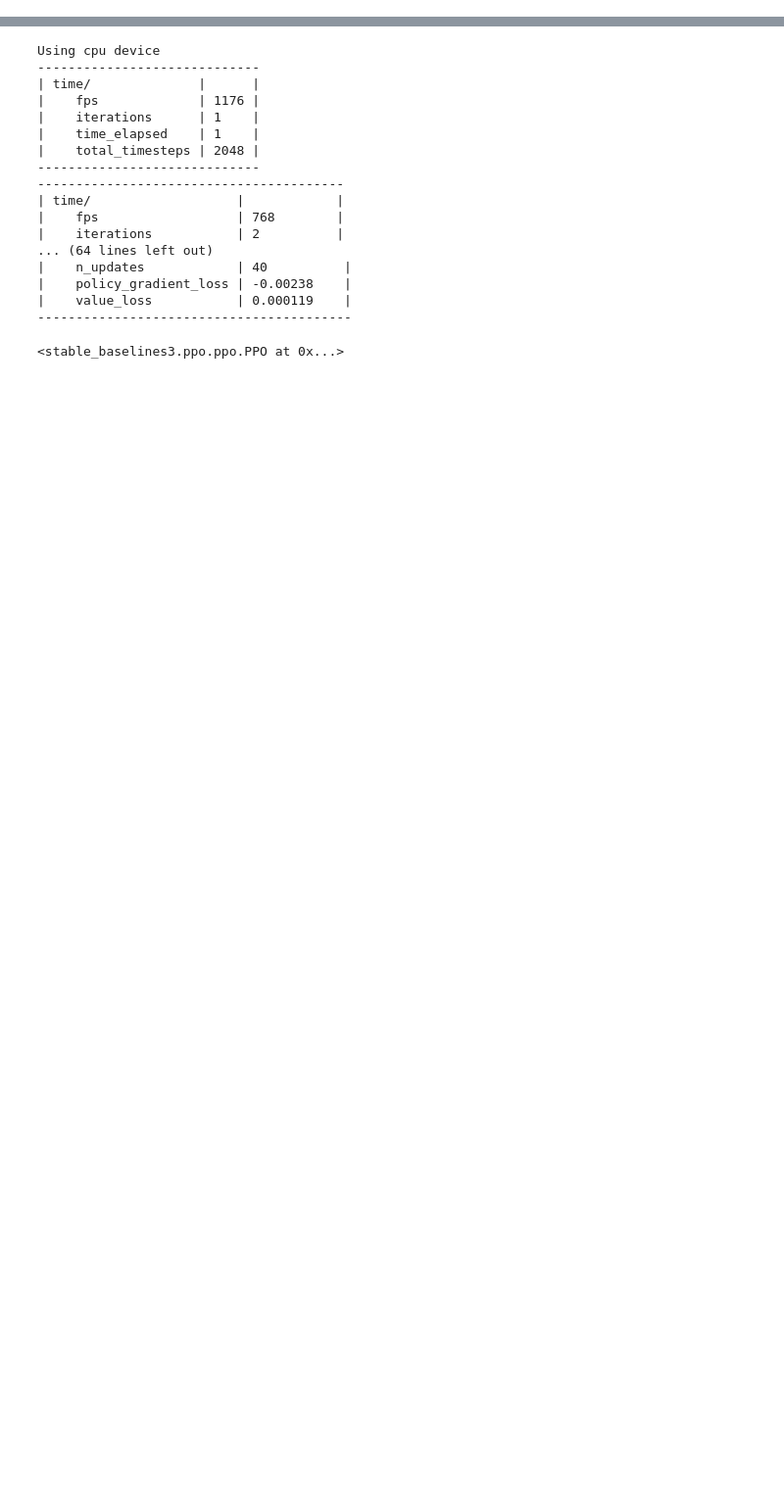
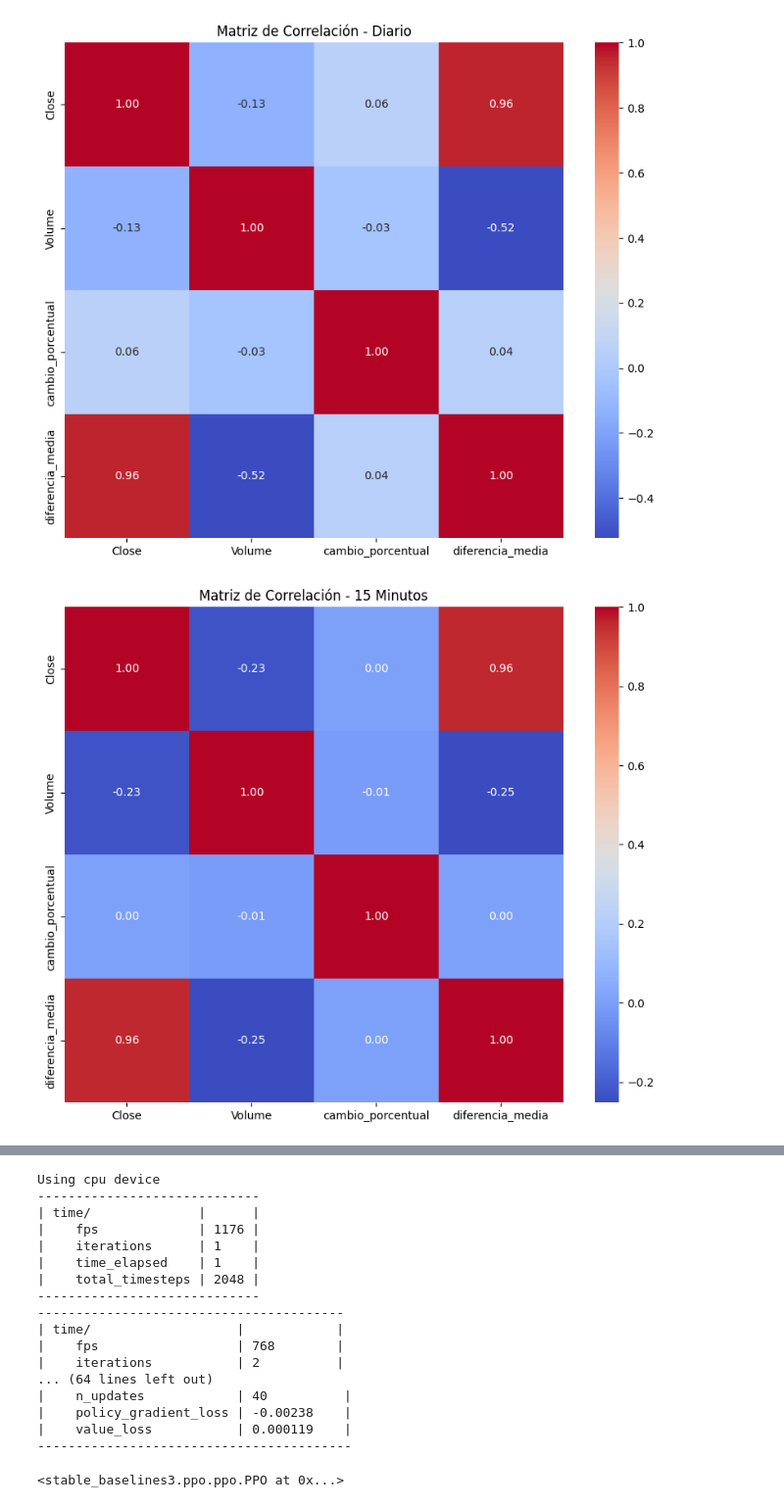
Before and after one commit to Ogro1984/Deep-Reinforcement-Learning, a Jupyter notebook: mainjup.ipynb, the cells around one changed output, grey strips where cells are left out. Shown at 98% size. Cells and saved outputs as stored; diff of their text form; code cells hidden in the pictures; blank space fills up the shorter version.

```diff
--- a/mainjup.ipynb
+++ b/mainjup.ipynb
@@ -27,10 +10,0 @@ data.head()
-# %%
-# Load Apple stock data
-df = pd.read_csv('AAPL_hourly.csv')
-# Drop the 'data' column
-df = df.drop(columns=['Price'])
-
-# Delete the first two rows
-df = df.iloc[2:].reset_index(drop=True)
-
-df.head()
@@ -53,0 +876,20 @@ df.head()
+# %%
+df_15min = calcular_diferencia_media(df_15min, 45000)
+df_diario = calcular_diferencia_media(df_diario, 750)
+
+# Crear heatmap con matriz de correlación
+def crear_heatmap(df, titulo):
+    plt.figure(figsize=(10, 8))
+    correlacion = df.drop(columns=['Time', 'volumen_relativo']).corr()  # Excluir la columna 'Time' y 'volumen_relativo'
+    sns.heatmap(correlacion, annot=True, cmap='coolwarm', fmt='.2f')
+    plt.title(titulo)
+    plt.show()
+
+# Heatmap para los datos diarios
+crear_heatmap(df_diario, 'Matriz de Correlación - Diario')
+
+# Heatmap para los datos de 15 minutos
+crear_heatmap(df_15min, 'Matriz de Correlación - 15 Minutos')
+# %% [output]
+[figure, added]
+[figure, added]
```
Also changed, not shown: parts of 30 cells of this notebook, 23 other files.
